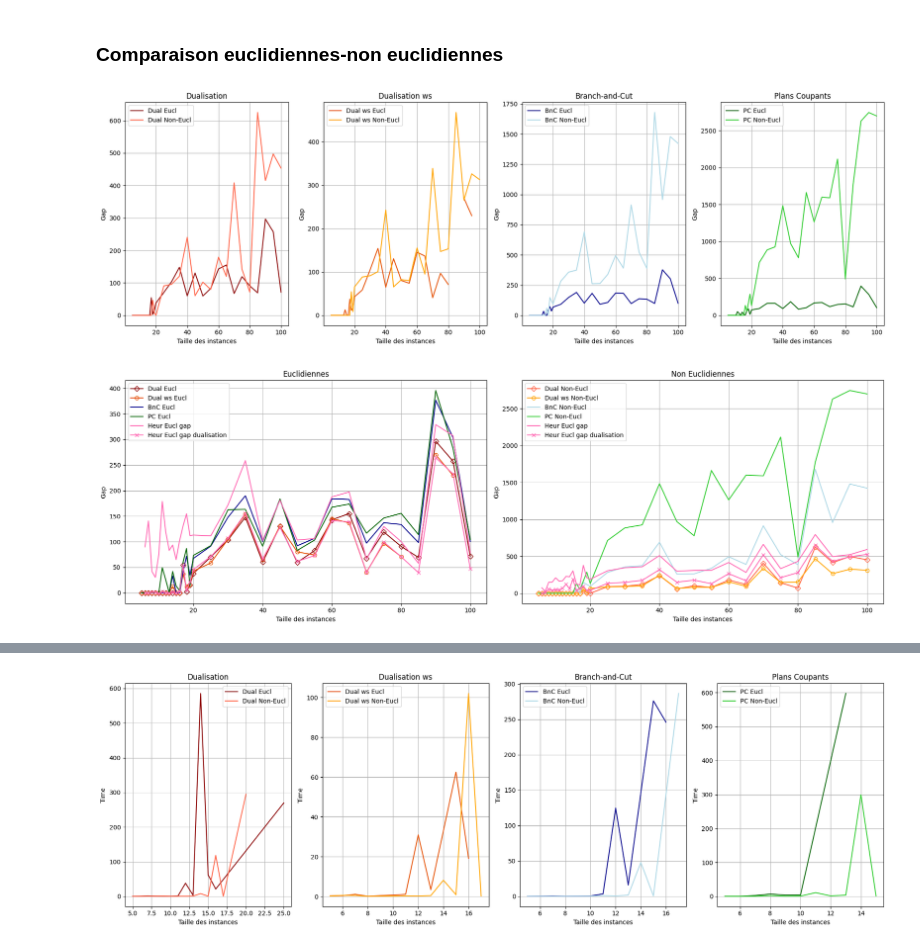
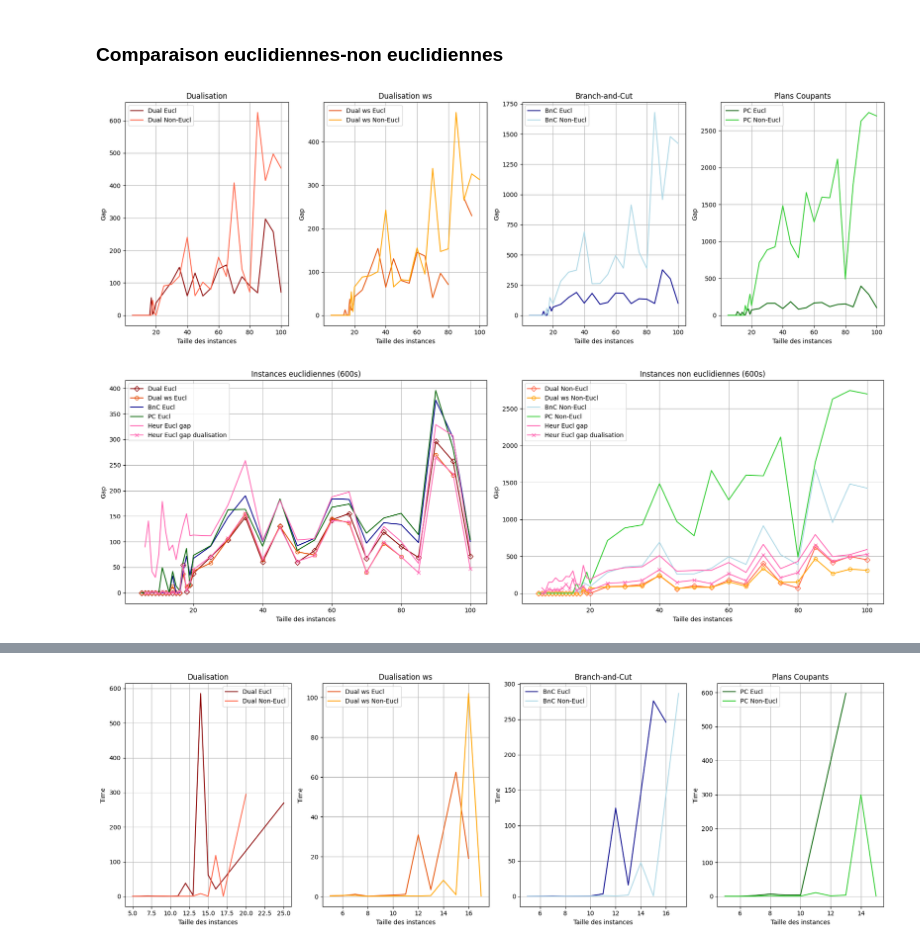
Before and after one commit to Darthkiller2Jr/projet_mpro, a Jupyter notebook: output.ipynb, the cells around one changed output, grey strips where cells are left out. Saved outputs shown, nothing was run; the diff lists cells and outputs as text; code cells hidden in the pictures.

```diff
--- a/output.ipynb
+++ b/output.ipynb
@@ -220,33 +230,33 @@ fig, axes = plt.subplots(nrows=1, ncols=2, figsize=(18, 6))
 
 axes[0].plot(df_dual_eucl['size instance'], df_dual_eucl['gap'], label='Dual Eucl', color='#8b0000', marker ='D',  markerfacecolor='none')
 axes[0].plot(df_dual_ws_eucl['size instance'], df_dual_ws_eucl['gap'], label='Dual ws Eucl', color='#e65100', marker ='o',  markerfacecolor='none')
 axes[0].plot(df_bnc_eucl['size instance'], df_bnc_eucl['gap'], label='BnC Eucl', color='#00008b')
 axes[0].plot(df_pc_eucl['size instance'], df_pc_eucl['gap'], label='PC Eucl', color= '#006400')
 axes[0].plot(df_heur_eucl['n'], df_heur_eucl['real_gap'], label='Heur Eucl gap', color= '#ff69b4')
 axes[0].plot(df_heur_eucl['n'], df_heur_eucl['gap'], label='Heur Eucl gap dualisation', color= '#ff69b4', marker = 'x')
-axes[0].set_title('Euclidiennes')
+axes[0].set_title('Instances euclidiennes (600s)')
 axes[0].set_xlabel('Taille des instances')
 axes[0].set_ylabel('Gap')
 axes[0].legend()
 axes[0].grid(True)
 
 axes[1].plot(df_dual_n_eucl['size instance'], df_dual_n_eucl['gap'], label='Dual Non-Eucl', color='#ff6347', marker ='D',  markerfacecolor='none')
 axes[1].plot(df_dual_ws_n_eucl['size instance'], df_dual_ws_n_eucl['gap'], label='Dual ws Non-Eucl', color='#ffa500',marker ='o',  markerfacecolor='none')
 axes[1].plot(df_bnc_n_eucl['size instance'], df_bnc_n_eucl['gap'], label='BnC Non-Eucl', color='#add8e6')
 axes[1].plot(df_pc_n_eucl['size instance'], df_pc_n_eucl['gap'], label='PC Non-Eucl', color='#32cd32')
 axes[1].plot(df_heur_n_eucl['n'], df_heur_n_eucl['real_gap'], label='Heur Eucl gap', color= '#ff69b4')
 axes[1].plot(df_heur_n_eucl['n'], df_heur_n_eucl['gap'], label='Heur Eucl gap dualisation', color= '#ff69b4', marker = 'x')
-axes[1].set_title('Non Euclidiennes')
+axes[1].set_title('Instances non euclidiennes (600s)')
 axes[1].set_xlabel('Taille des instances')
 axes[1].set_ylabel('Gap')
 axes[1].legend()
 axes[1].grid(True)
 
 # Ajuster la disposition
 plt.tight_layout()
 
 # Afficher les graphiques
 plt.show()
 # %% [output]
 [figure]
-[figure, old version]
+[figure, new version]
```
Also changed, not shown: parts of 5 cells of this notebook, 46 other files.
